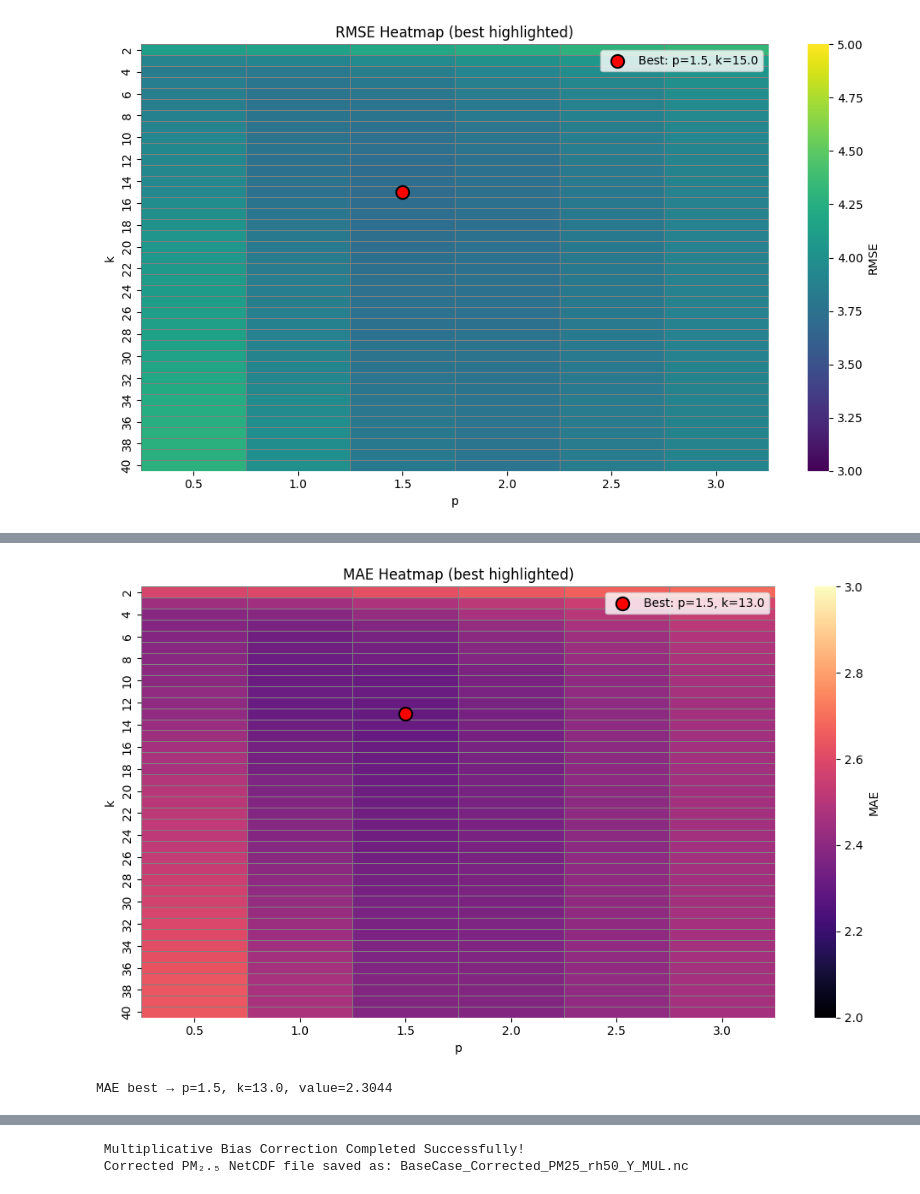
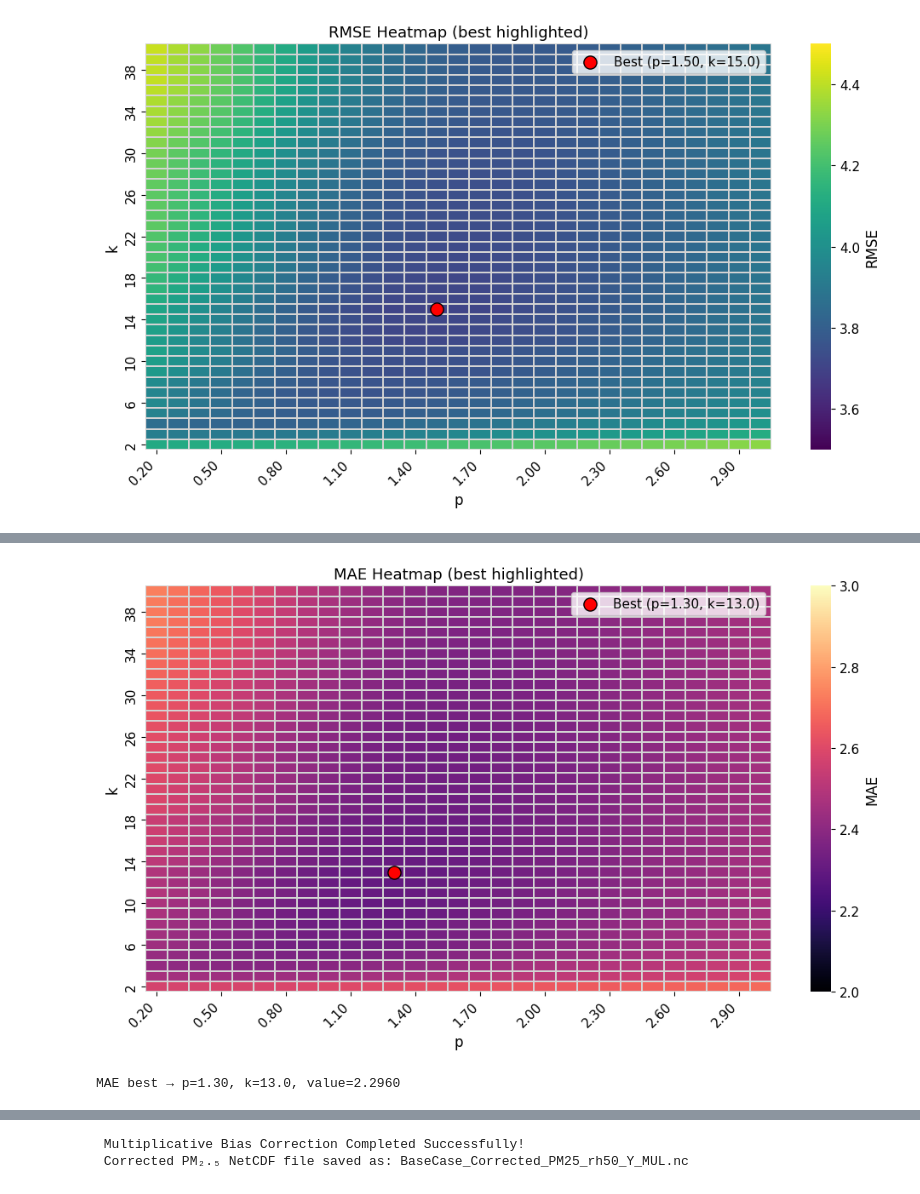
Before and after one commit to costpetrides/FAIRMODE-WG5, a Jupyter notebook: Phase2/New_IDW_Mult_PM25.ipynb, the cells around one changed output, grey strips where cells are left out. Drawn from its saved outputs; the diff is of its cells as text; code cells hidden in the pictures.

```diff
--- a/Phase2/New_IDW_Mult_PM25.ipynb
+++ b/Phase2/New_IDW_Mult_PM25.ipynb
@@ -44,7 +44,7 @@ cell_indices = [
 # ======================================================
 # PARAMETERS
 # ======================================================
-p_values = np.arange(0.5, 3.1, 0.5)
+p_values = np.arange(0.2, 3.1, 0.1)
 k_values = np.arange(2, 41)
 
 kf = KFold(n_splits=5, shuffle=True, random_state=42)
@@ -173,15 +173,24 @@ import matplotlib.pyplot as plt
 import numpy as np
 
 # ======================================================
+# GLOBAL STYLE (clean)
+# ======================================================
+plt.rcParams.update({
+    "font.size": 11,
+    "axes.titlesize": 13,
+    "axes.labelsize": 12
+})
+
+# ======================================================
 # 1. LOAD RESULTS
 # ======================================================
 df = pd.read_csv("fast_gridsearch_metrics.csv")
 
-df["p"] = df["p"].astype(float)
+df["p"] = df["p"].astype(float).round(2)   # FIX float noise
 df["k"] = df["k"].astype(int)
 
 # ======================================================
-# 2. PRINT REAL DATA RANGES (VERY IMPORTANT)
+# 2. PRINT REAL DATA RANGES
 # ======================================================
 print("\n=== DATA RANGES ===")
 for col in ["RMSE", "MAE", "R2", "MBE"]:
@@ -193,13 +202,13 @@ for col in ["RMSE", "MAE", "R2", "MBE"]:
 def get_best_params(metric):
 
     if metric in ["RMSE", "MAE"]:
-        row = df.loc[df[metric].idxmin()]   # minimize
+        row = df.loc[df[metric].idxmin()]
 
     elif metric == "R2":
-        row = df.loc[df[metric].idxmax()]   # maximize
+        row = df.loc[df[metric].idxmax()]
 
     elif metric == "MBE":
-        row = df.iloc[(df["MBE"].abs()).idxmin()]  # closest to zero
+        row = df.iloc[(df["MBE"].abs()).idxmin()]
 
     else:
         raise ValueError("Unknown metric")
@@ -207,25 +216,28 @@ def get_best_params(metric):
     return row["p"], row["k"], row[metric]
 
 # ======================================================
-# 4. HEATMAP FUNCTION (WITH MANUAL LIMITS)
+# 4. HEATMAP FUNCTION (FIXED AXES)
 # ======================================================
 def plot_heatmap(metric, cmap="viridis", center=None, vmin=None, vmax=None):
 
     pivot = df.pivot(index="k", columns="p", values=metric)
     pivot = pivot.sort_index().sort_index(axis=1)
 
+    # Fix floating precision in axis
+    pivot.columns = pivot.columns.round(2)
+
     best_p, best_k, best_val = get_best_params(metric)
 
     plt.figure(figsize=(10, 6))
 
-    sns.heatmap(
+    ax = sns.heatmap(
         pivot,
         cmap=cmap,
         center=center,
         vmin=vmin,
         vmax=vmax,
-        linewidths=0.5,
-        linecolor="gray",
+        linewidths=0.1,
+        linecolor="lightgray",
         cbar_kws={"label": metric}
     )
 
@@ -233,20 +245,40 @@ def plot_heatmap(metric, cmap="viridis", center=None, vmin=None, vmax=None):
     plt.xlabel("p")
     plt.ylabel("k")
 
-    # --- Find position of best point ---
-    x_idx = list(pivot.columns).index(best_p)
+    # ==================================================
+    # CLEAN AXES (KEY FIX)
+    # ==================================================
+    step_x = 3   # reduce p ticks
+    step_y = 4   # reduce k ticks
+
+    ax.set_xticks(np.arange(0, len(pivot.columns), step_x) + 0.5)
+    ax.set_xticklabels(
+        [f"{p:.2f}" for p in pivot.columns[::step_x]],
+        rotation=45,
+        ha="right"
+    )
+
+    ax.set_yticks(np.arange(0, len(pivot.index), step_y) + 0.5)
+    ax.set_yticklabels(pivot.index[::step_y])
+
+    # ==================================================
+    # BEST POINT
+    # ==================================================
+    x_idx = list(pivot.columns).index(round(best_p, 2))
     y_idx = list(pivot.index).index(best_k)
 
-    # --- Plot best point ---
     plt.scatter(
         x_idx + 0.5,
         y_idx + 0.5,
         color="red",
         s=120,
         edgecolors="black",
-        linewidth=1.5,
-        label=f"Best: p={best_p}, k={best_k}"
+        linewidth=1,
+        label=f"Best (p={best_p:.2f}, k={best_k})"
     )
+
+    # Optional: invert y-axis (more intuitive)
+    plt.gca().invert_yaxis()
 
     plt.legend()
     plt.tight_layout()
@@ -256,30 +288,27 @@ def plot_heatmap(metric, cmap="viridis", center=None, vmin=None, vmax=None):
 
     plt.show()
 
-    print(f"{metric} best → p={best_p}, k={best_k}, value={best_val:.4f}")
+    print(f"{metric} best → p={best_p:.2f}, k={best_k}, value={best_val:.4f}")
 
 # ======================================================
-# 5. MANUAL LIMITS (EDIT THESE BASED ON PRINTED RANGES)
+# 5. MANUAL LIMITS
 # ======================================================
-
 limits = {
-    "RMSE": (3, 5),   # <-- CHANGE based on your data
+    "RMSE": (3.5, 4.5),
     "MAE":  (2, 3),
     "R2":   (0, 1),
     "MBE":  (-0.4, 0.4)
 }
 
 # ======================================================
-# 6. PLOT ALL HEATMAPS
+# 6. PLOTS
 # ======================================================
-
 plot_heatmap("RMSE", cmap="viridis",
              vmin=limits["RMSE"][0], vmax=limits["RMSE"][1])
 
 plot_heatmap("MAE", cmap="magma",
              vmin=limits["MAE"][0], vmax=limits["MAE"][1])
 
-
 plot_heatmap("MBE", cmap="RdBu_r", center=0,
              vmin=limits["MBE"][0], vmax=limits["MBE"][1])
 # %% [output]
@@ -291 +320 @@ MBE: min=-0.0362, max=0.3117
-[figure, old version]
+[figure, new version]
@@ -293,2 +322,2 @@ RMSE best → p=1.5, k=15.0, value=3.7011
-[figure, old version]
+[figure, new version]
-MAE best → p=1.5, k=13.0, value=2.3044
+MAE best → p=1.30, k=13.0, value=2.2960
```
Also changed, not shown: parts of 17 cells of this notebook.
